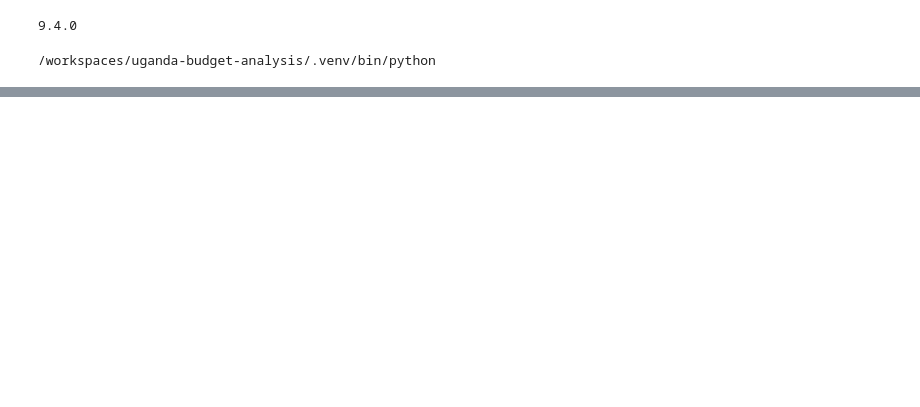
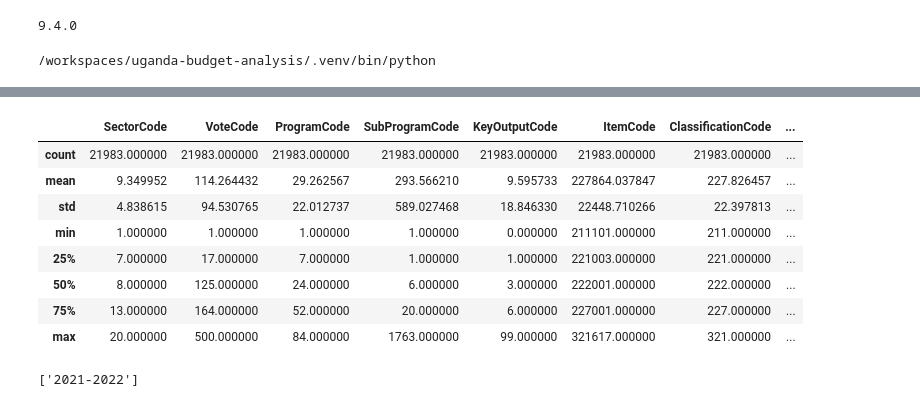
Before and after one commit to B31388/uganda-budget-analysis, a Jupyter notebook: eda.ipynb, the cells around one changed output, grey strips where cells are left out. Drawn from its saved outputs; the diff is of its cells as text; code cells hidden in the pictures; blank space fills up the shorter version.

```diff
--- a/eda.ipynb
+++ b/eda.ipynb
@@ -112,0 +98,8 @@ plt.show()
+# %%
+# Rename columns
+df_2021 = df_2021.rename(columns={
+        'SectorName': 'Sector',
+        'Year': 'FinancialYear',
+        'Amount': 'Approved Budget'
+    })
+print(df_2021.columns)
@@ -112,0 +114,14 @@ plt.show()
+# %%
+
+# Replace '2021-06-01' with the correct FinancialYear value from df_2021['FinancialYear'].unique()
+df_2122 = df_2021[df_2021['FinancialYear'] == '2021-2022']  # Adjust as needed
+if not df_2122.empty:
+    fig = px.pie(df_2122, values='Approved Budget', names='Sector',
+                 title='FY 2021/22 Budget Allocation by Sector',
+                 labels={'Approved Budget': 'Allocation (UGX)'},
+                 hover_data=['Approved Budget'])
+    fig.update_traces(textinfo='percent+label', pull=[0.1, 0, 0, 0, 0])
+    fig.write_html('/workspaces/uganda-budget-analysis/sector_pie.html')
+    fig.show()
+else:
+    print("No data for FY 2021/22. Available FinancialYear values:", df_2021['FinancialYear'].unique())
@@ -112,0 +148,16 @@ plt.show()
+# %%
+df_2122.describe()
+# %% [output]
+|  | SectorCode | VoteCode | ProgramCode | SubProgramCode | KeyOutputCode | ItemCode | ClassificationCode | ... |
+| count | 21983.000000 | 21983.000000 | 21983.000000 | 21983.000000 | 21983.000000 | 21983.000000 | 21983.000000 | ... |
+| mean | 9.349952 | 114.264432 | 29.262567 | 293.566210 | 9.595733 | 227864.037847 | 227.826457 | ... |
+| std | 4.838615 | 94.530765 | 22.012737 | 589.027468 | 18.846330 | 22448.710266 | 22.397813 | ... |
+| min | 1.000000 | 1.000000 | 1.000000 | 1.000000 | 0.000000 | 211101.000000 | 211.000000 | ... |
+| 25% | 7.000000 | 17.000000 | 7.000000 | 1.000000 | 1.000000 | 221003.000000 | 221.000000 | ... |
+| 50% | 8.000000 | 125.000000 | 24.000000 | 6.000000 | 3.000000 | 222001.000000 | 222.000000 | ... |
+| 75% | 13.000000 | 164.000000 | 52.000000 | 20.000000 | 6.000000 | 227001.000000 | 227.000000 | ... |
+| max | 20.000000 | 500.000000 | 84.000000 | 1763.000000 | 99.000000 | 321617.000000 | 321.000000 | ... |
+# %%
+print(df_2122['FinancialYear'].unique())
+# %% [output]
+['2021-2022']
```
Also changed, not shown: parts of 9 cells of this notebook, 6 other files.
